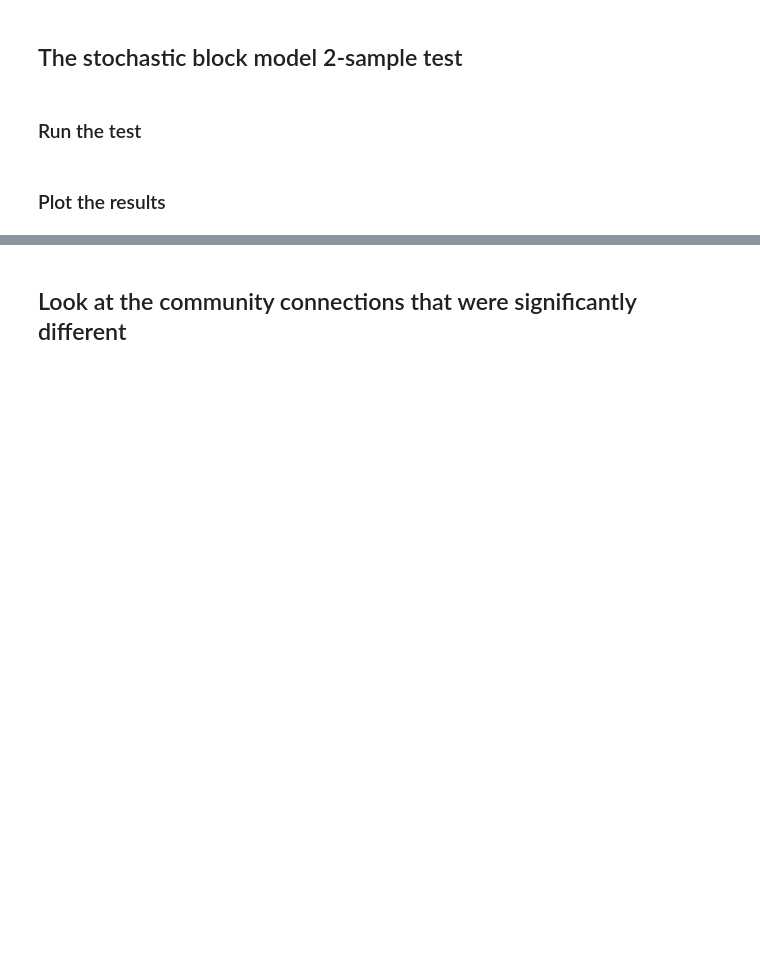
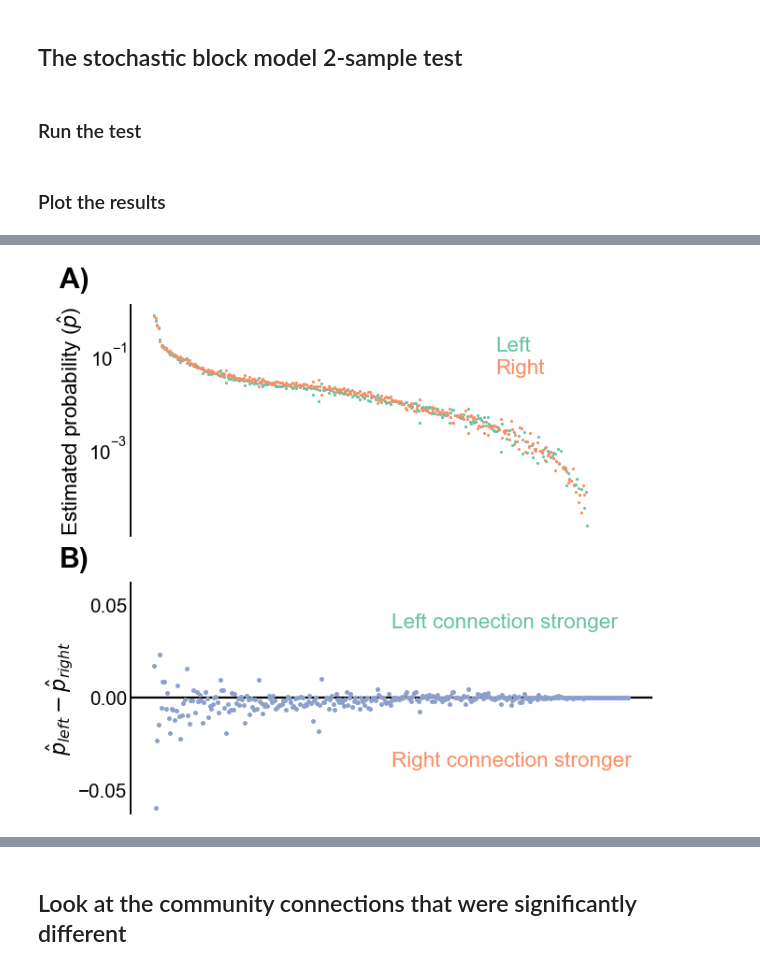
Before and after one commit to neurodata/bilateral-connectome, a Jupyter notebook: docs/sbm_test.ipynb, the cells around one changed output, grey strips where cells are left out. Cells and saved outputs as stored; diff of their text form; code cells hidden in the pictures; blank space fills up the shorter version.

````diff
--- a/docs/sbm_test.ipynb
+++ b/docs/sbm_test.ipynb
@@ -295,3 +292,98 @@ p-values were combined using Fisher's method, resulting in an overall p-value (f
 null hypothesis that the two group connection probability matrices are the same) of
 {glue:text}`uncorrected_pvalue:0.2e`.
 ```
+# %%
+
+
+def plot_estimated_probabilities(misc):
+    B1 = misc["probabilities1"]
+    B2 = misc["probabilities2"]
+    null_odds = misc["null_odds"]
+    B2 = B2 * null_odds
+    B1_ravel = B1.values.ravel()
+    B2_ravel = B2.values.ravel()
+    arange = np.arange(len(B1_ravel))
+    sum_ravel = B1_ravel + B2_ravel
+    sort_inds = np.argsort(-sum_ravel)
+    B1_ravel = B1_ravel[sort_inds]
+    B2_ravel = B2_ravel[sort_inds]
+
+    fig, axs = plt.subplots(2, 1, figsize=(10, 10), sharex=True)
+    ax = axs[0]
+    sns.scatterplot(
+        x=arange,
+        y=B1_ravel,
+        color=network_palette["Left"],
+        ax=ax,
+        linewidth=0,
+        s=10,
+    )
+    sns.scatterplot(
+        x=arange,
+        y=B2_ravel,
+        color=network_palette["Right"],
+        ax=ax,
+        linewidth=0,
+        s=10,
+    )
+    ax.text(
+        0.7,
+        0.8,
+        "Left",
+        color=network_palette["Left"],
+        transform=ax.transAxes,
+    )
+    ax.text(
+        0.7,
+        0.7,
+        "Right",
+        color=network_palette["Right"],
+        transform=ax.transAxes,
+    )
+    ax.set_yscale("log")
+    ax.set(
+        ylabel="Estimated probability " + r"($\hat{p}$)",
+        xticks=[],
+        xlabel="Sorted group pairs",
+    )
+    ax.spines["bottom"].set_visible(False)
+
+    ax = axs[1]
+    diff = B1_ravel - B2_ravel
+    yscale = np.max(np.abs(diff))
+    yscale *= 1.05
+    sns.scatterplot(
+        x=arange, y=diff, ax=ax, linewidth=0, s=25, color=neutral_color, alpha=1
+    )
+    ax.axhline(0, color="black", zorder=-1)
+    ax.spines["bottom"].set_visible(False)
+    ax.set(
+        xticks=[],
+        ylabel=r"$\hat{p}_{left} - \hat{p}_{right}$",
+        xlabel="Sorted group pairs",
+        ylim=(-yscale, yscale),
+    )
+    ax.text(
+        0.5,
+        0.8,
+        "Left connection stronger",
+        color=network_palette["Left"],
+        transform=ax.transAxes,
+    )
+    ax.text(
+        0.5,
+        0.2,
+        "Right connection stronger",
+        color=network_palette["Right"],
+        transform=ax.transAxes,
+    )
+
+    fig.text(0.02, 0.905, "A)", fontweight="bold", fontsize=30)
+    fig.text(0.02, 0.49, "B)", fontweight="bold", fontsize=30)
+
+    return fig, ax
+
+
+fig, ax = plot_estimated_probabilities(misc)
+gluefig("probs-uncorrected", fig)
+# %% [output]
@@ -297,0 +391 @@ null hypothesis that the two group connection probability matrices are the same)
+[figure, added]
````
Also changed, not shown: parts of 18 cells of this notebook, 1 other file.
